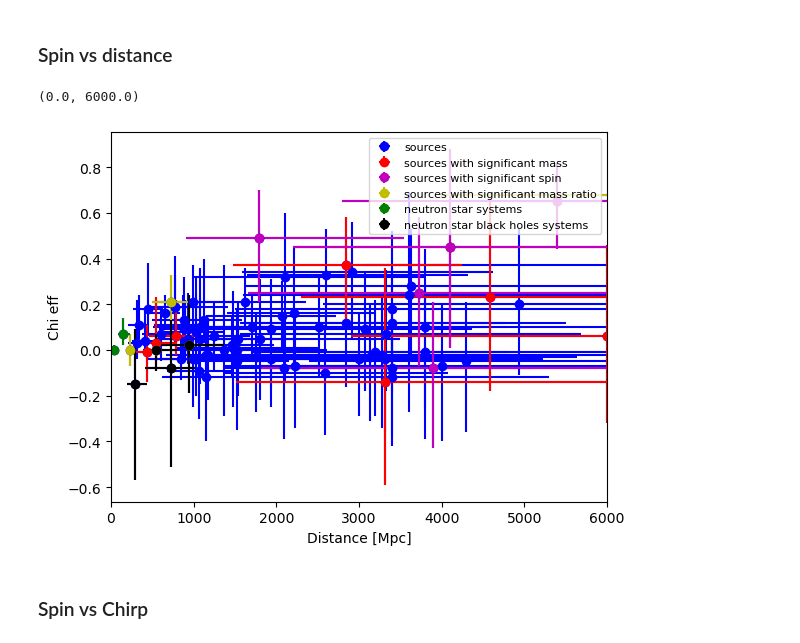
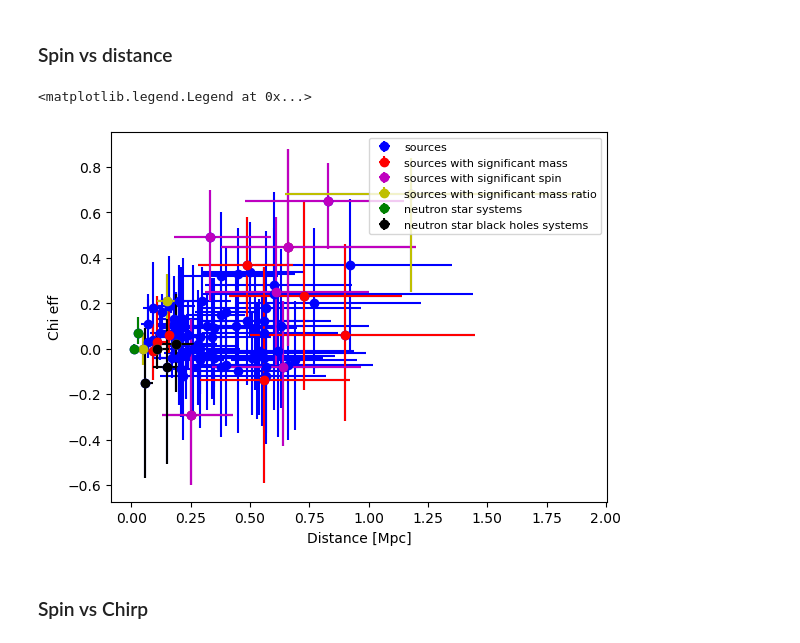
Before and after one commit to Sareva00/LIGO-project, a Jupyter notebook: properties.ipynb, the cells around one changed output. Saved outputs shown, nothing was run; the diff lists cells and outputs as text; code cells hidden in the pictures.

```diff
--- a/properties.ipynb
+++ b/properties.ipynb
@@ -400,16 +400,16 @@ plt.legend(loc="upper right", fontsize= 8)
 # %% [markdown]
 ### Spin vs distance
 # %%
-graph("luminosity_distance", "chi_eff" , "luminosity_distance_lw" , "luminosity_distance_up" , "chi_eff_lw" , "chi_eff_up" )
+graph("redshift", "chi_eff" , "redshift_lw" , "redshift_up" , "chi_eff_lw" , "chi_eff_up" )
 
 plt.xlabel ('Distance [Mpc]')
 plt.ylabel ('Chi eff')
 plt.legend(loc="upper right", fontsize= 8)
 
-plt.xlim([0,6000])
+#plt.xlim([0,6000])
 # %% [output]
-(0.0, 6000.0)
+<matplotlib.legend.Legend at 0x...>
-[figure, old version]
+[figure, new version]
 # %% [markdown]
 ### Spin vs Chirp
 # %%
```
Also changed, not shown: parts of 16 cells of this notebook, 1 other file.
